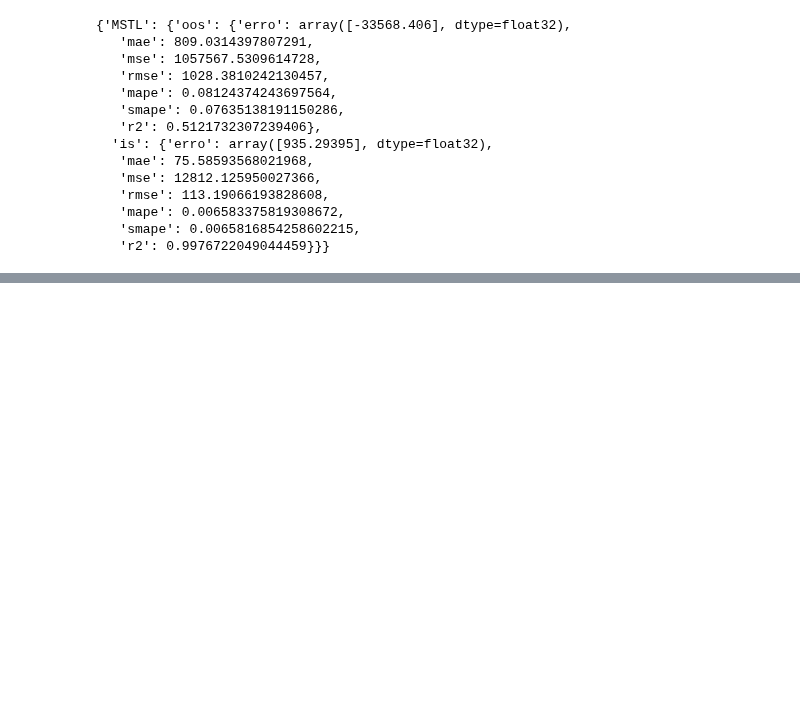
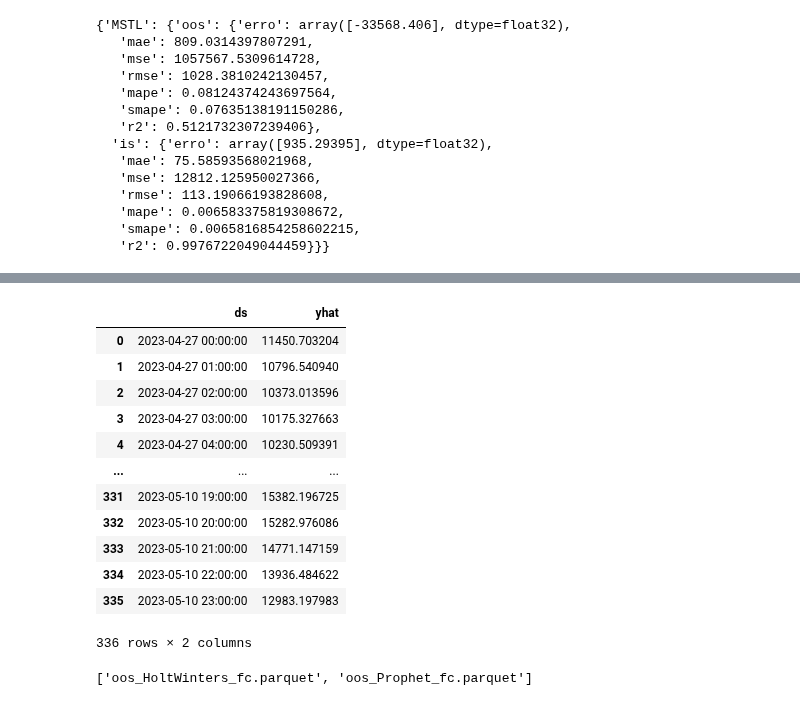
Before and after one commit to matheus-vizzotto/load_forecasting, a Jupyter notebook: src/model_tests2.ipynb, the cells around one changed output, grey strips where cells are left out. Saved outputs shown, nothing was run; the diff lists cells and outputs as text; code cells hidden in the pictures; blank space fills up the shorter version.

Commit message:
adjust out of sample forecasts DF

```diff
--- a/src/model_tests2.ipynb
+++ b/src/model_tests2.ipynb
@@ -206,0 +208,2 @@ fm.models_metrics
+# %%
+FORECASTS_DATA_DIR = PATHS['forecasts_data']
@@ -206,0 +212,2 @@ fm.models_metrics
+# %%
+oos_forecasts = [os.path.join(FORECASTS_DATA_DIR, file) for file in os.listdir(FORECASTS_DATA_DIR) if file.startswith('oos')]
@@ -206,0 +216,8 @@ fm.models_metrics
+# %%
+cols = ['ds', 'yhat']
+df_oos_forecasts = pd.DataFrame()
+for oos_forecast in oos_forecasts:
+    df = pd.read_parquet(oos_forecast)
+    print(df.head())
+    df = df[cols]
+    df_oos_forecasts = pd.concat([df_oos_forecasts, df])
@@ -206,0 +232,20 @@ fm.models_metrics
+# %%
+df
+# %% [output]
+|  | ds | yhat |
+| 0 | 2023-04-27 00:00:00 | 11450.703204 |
+| 1 | 2023-04-27 01:00:00 | 10796.540940 |
+| 2 | 2023-04-27 02:00:00 | 10373.013596 |
+| 3 | 2023-04-27 03:00:00 | 10175.327663 |
+| 4 | 2023-04-27 04:00:00 | 10230.509391 |
+| ... | ... | ... |
+| 331 | 2023-05-10 19:00:00 | 15382.196725 |
+| 332 | 2023-05-10 20:00:00 | 15282.976086 |
+| 333 | 2023-05-10 21:00:00 | 14771.147159 |
+| 334 | 2023-05-10 22:00:00 | 13936.484622 |
+| 335 | 2023-05-10 23:00:00 | 12983.197983 |
+336 rows × 2 columns
+# %%
+oos_forecasts
+# %% [output]
+['oos_HoltWinters_fc.parquet', 'oos_Prophet_fc.parquet']
```
Also changed, not shown: parts of 8 cells of this notebook, 7 other files.
